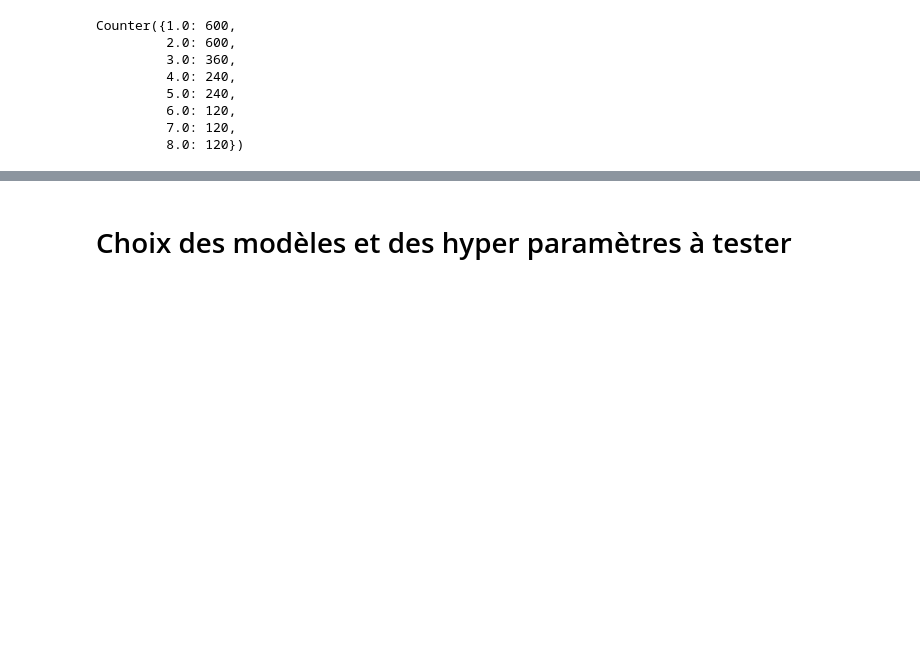
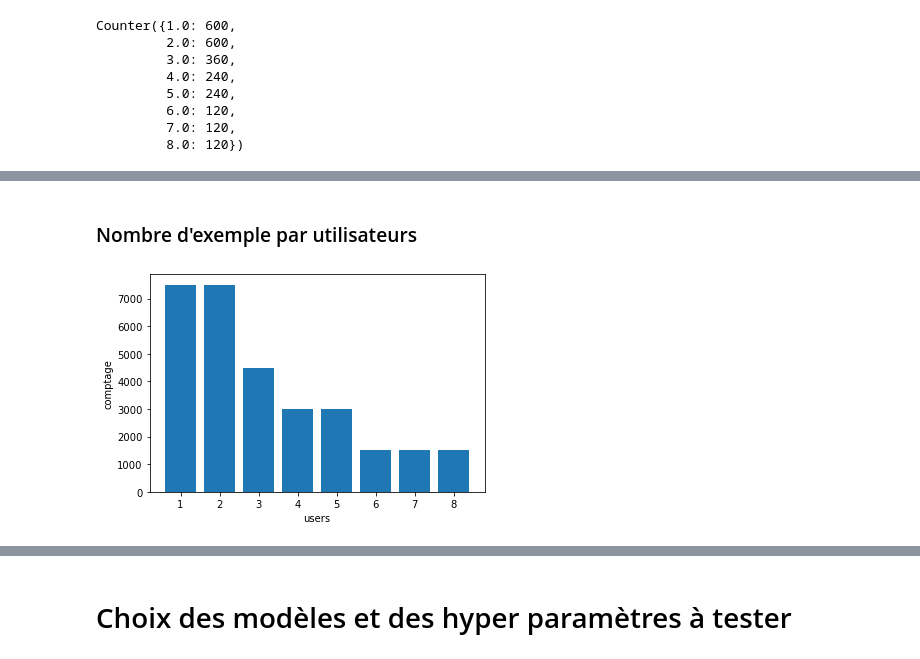
Before and after one commit to jean3108/Research-Data-Science-Methodology, a Jupyter notebook: reds.ipynb, the cells around one changed output, grey strips where cells are left out. Saved outputs shown, nothing was run; the diff lists cells and outputs as text; code cells hidden in the pictures; blank space fills up the shorter version.

Commit message:
Add first exploration of data with simple data viz

```diff
--- a/reds.ipynb
+++ b/reds.ipynb
@@ -84,0 +94,2 @@ Counter({1.0: 600,
+# %%
+user_target_df = pd.DataFrame({'user':user.T[0], 'target':target})
@@ -84,0 +110,12 @@ Counter({1.0: 600,
+# %% [markdown]
+### Nombre d'exemple par utilisateurs
+# %%
+target_by_user = user_target_df.groupby('user').sum()
+# %%
+plt.bar(target_by_user.index, target_by_user['target'])
+plt.ylabel('comptage')
+plt.xlabel('users')
+
+plt.show()
+# %% [output]
+[figure, added]
```
Also changed, not shown: parts of 11 cells of this notebook.
